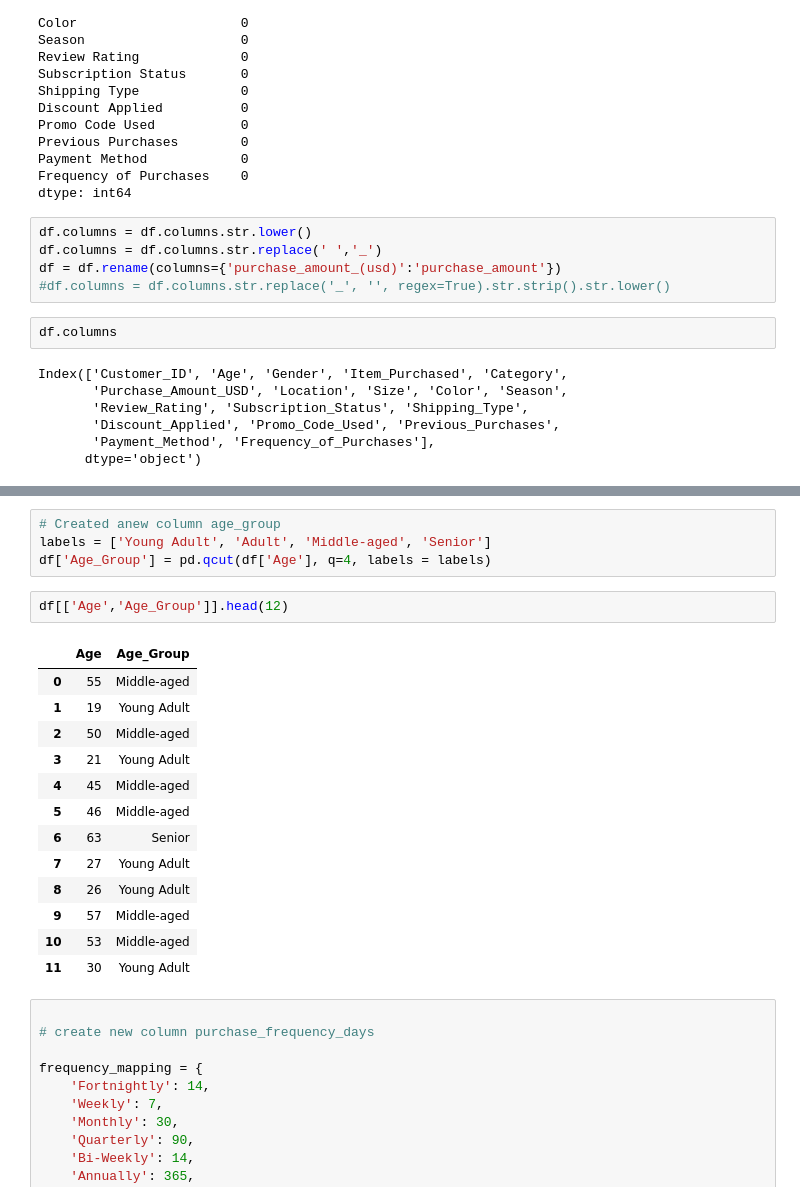
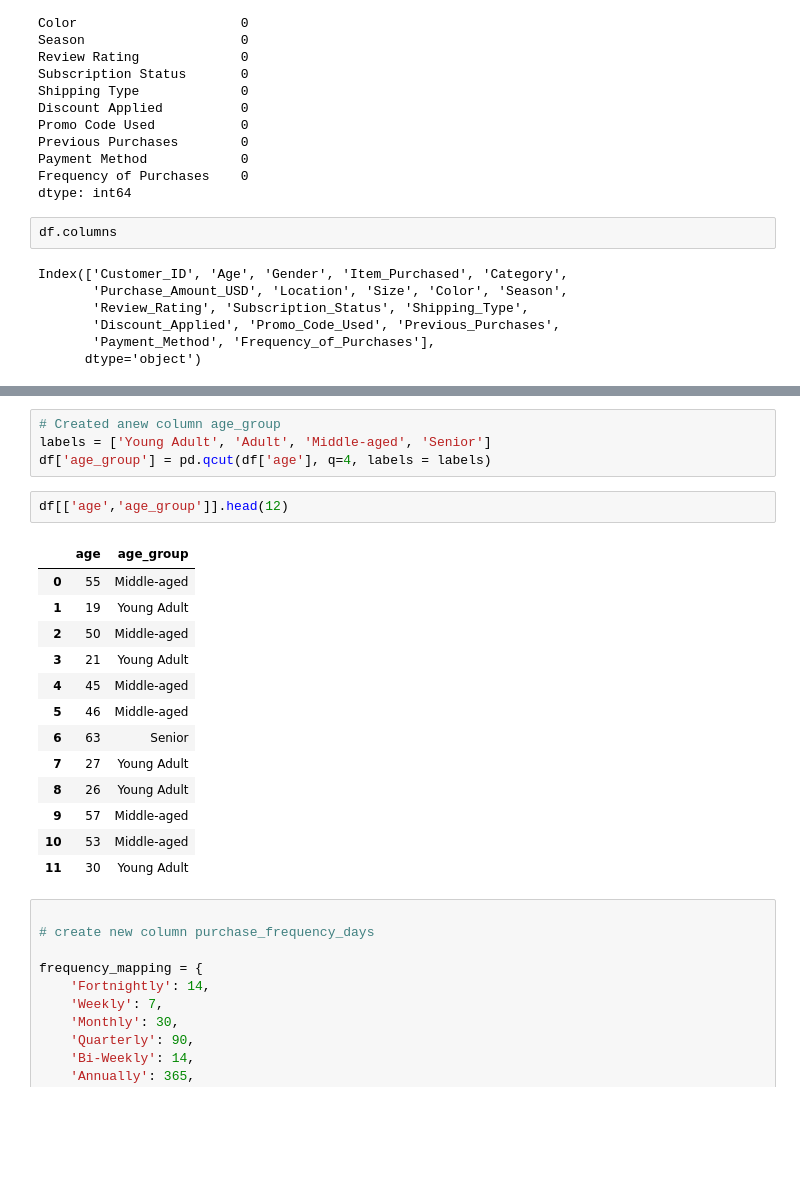
Before and after one commit to samuelsichone/Customer_Shopping_Behavior_ANALYSIS, a Jupyter notebook: customer_b_notebook.ipynb, the cells around one changed output, grey strips where cells are left out. Cells and saved outputs as stored; diff of their text form; blank space fills up the shorter version.

```diff
--- a/customer_b_nootbook.ipynb
+++ b/customer_b_notebook.ipynb
@@ -94,11 +94,6 @@ Previous Purchases        0
 Payment Method            0
 Frequency of Purchases    0
 dtype: int64
-# %%
-df.columns = df.columns.str.lower()
-df.columns = df.columns.str.replace(' ','_')
-df = df.rename(columns={'purchase_amount_(usd)':'purchase_amount'})
-#df.columns = df.columns.str.replace('_', '', regex=True).str.strip().str.lower()
 # %%
 df.columns
 # %% [output]
@@ -127,11 +122,11 @@ df.head()
 # %%
 # Created anew column age_group
 labels = ['Young Adult', 'Adult', 'Middle-aged', 'Senior']
-df['Age_Group'] = pd.qcut(df['Age'], q=4, labels = labels)
+df['age_group'] = pd.qcut(df['age'], q=4, labels = labels)
 # %%
-df[['Age','Age_Group']].head(12)
+df[['age','age_group']].head(12)
 # %% [output]
-|  | Age | Age_Group |
+|  | age | age_group |
 | 0 | 55 | Middle-aged |
 | 1 | 19 | Young Adult |
 | 2 | 50 | Middle-aged |
```
Also changed, not shown: parts of 3 cells of this notebook.
